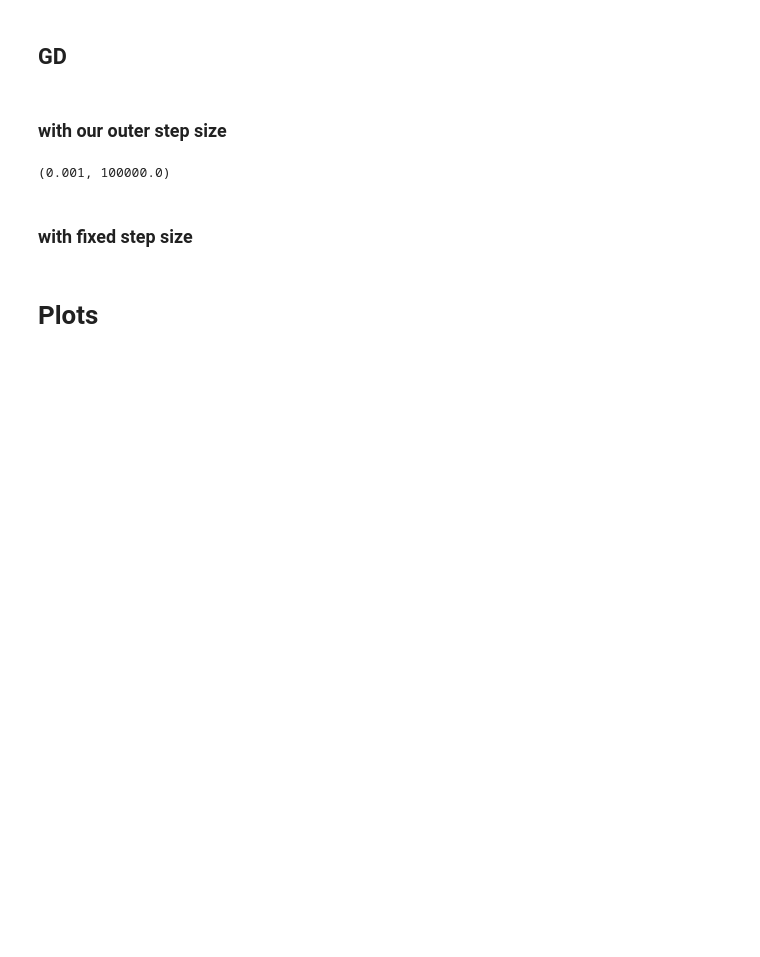
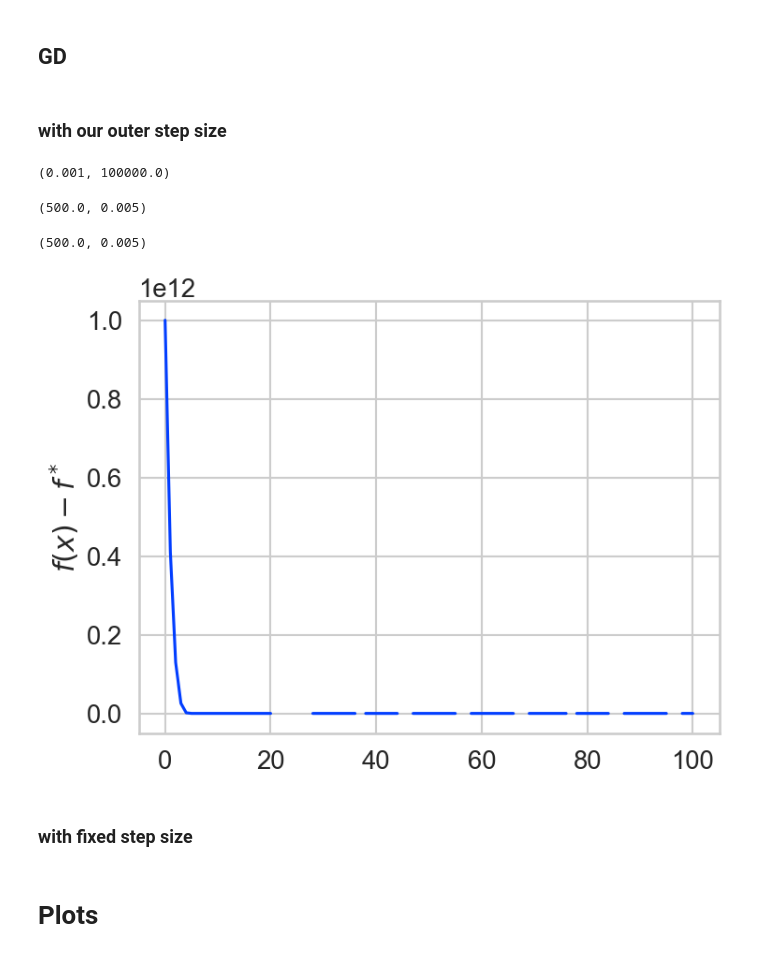
Before and after one commit to postrou/local_steps_rr, a Jupyter notebook: clerr_fourth_order.ipynb, the cells around one changed output. Saved outputs shown, nothing was run; the diff lists cells and outputs as text; code cells hidden in the pictures; blank space fills up the shorter version.

```diff
--- a/clerr_fourth_order.ipynb
+++ b/clerr_fourth_order.ipynb
@@ -458,3 +466,9 @@ best_gd_trace = best_trace_by_lr_and_cl(
 best_gd_trace.step_size, best_gd_trace.clip_level
 # %% [output]
 (0.001, 100000.0)
+# %%
+best_gd_c_0 = 1 / (2 * best_gd_trace.step_size)
+best_gd_c_1 = c_0 / best_gd_trace.clip_level
+best_gd_c_0, best_gd_c_1
+# %% [output]
+(500.0, 0.005)
@@ -461,3 +478,36 @@ best_gd_trace.step_size, best_gd_trace.clip_level
+# %%
+c_0 = 1 / (2 * best_gd_trace.step_size)
+c_1 = c_0 / best_gd_trace.clip_level
+gd = GD(
+    c_0,
+    c_1,
+    trace_len=n_epochs,
+    loss=loss,
+    it_max=n_epochs
+)
+# clerr_g = ClipERR(
+    # c_0=c_0,
+    # c_1=c_1,
+    # inner_step_size=inner_step_size,
+    # loss=loss,
+    # it_max=stoch_it,
+    # batch_size=batch_size,
+    # trace_len=trace_len,
+    # n_seeds=n_seeds,
+    # f_tolerance=f_tolerance,
+    # use_g_in_outer_step=use_g
+# )
+gd_trace = gd.run(x0=x0)
+gd_trace.convert_its_to_epochs(batch_size=loss.n)
+gd_trace.compute_loss_of_iterates()
+# %%
+c_0, c_1
+# %% [output]
+(500.0, 0.005)
+# %%
+gd_trace.plot_losses(f_opt)
+# %% [output]
+[figure, added]
 # %% [markdown]
 ### with fixed step size
 # %%
```
Also changed, not shown: parts of 12 cells of this notebook.
